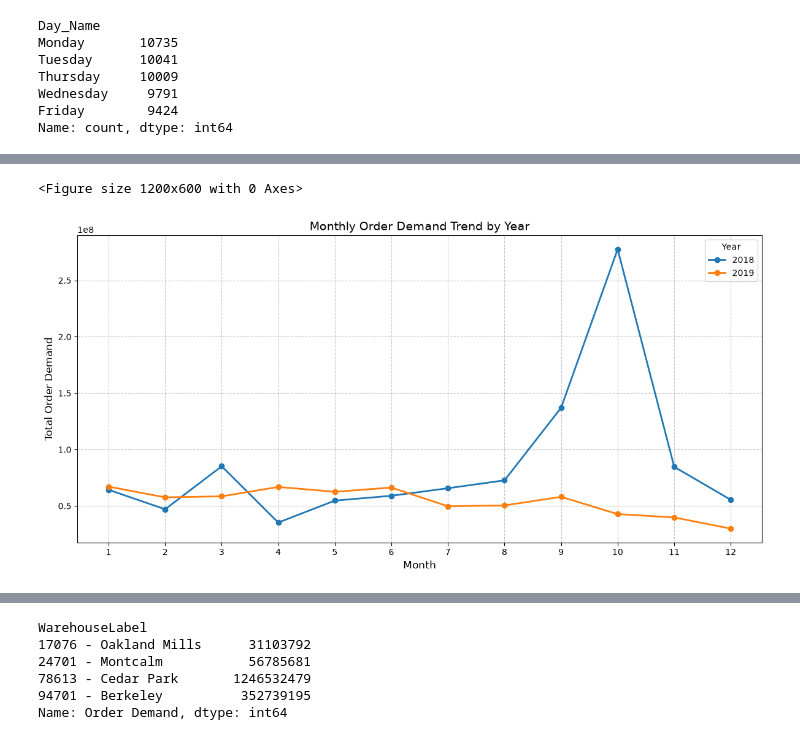
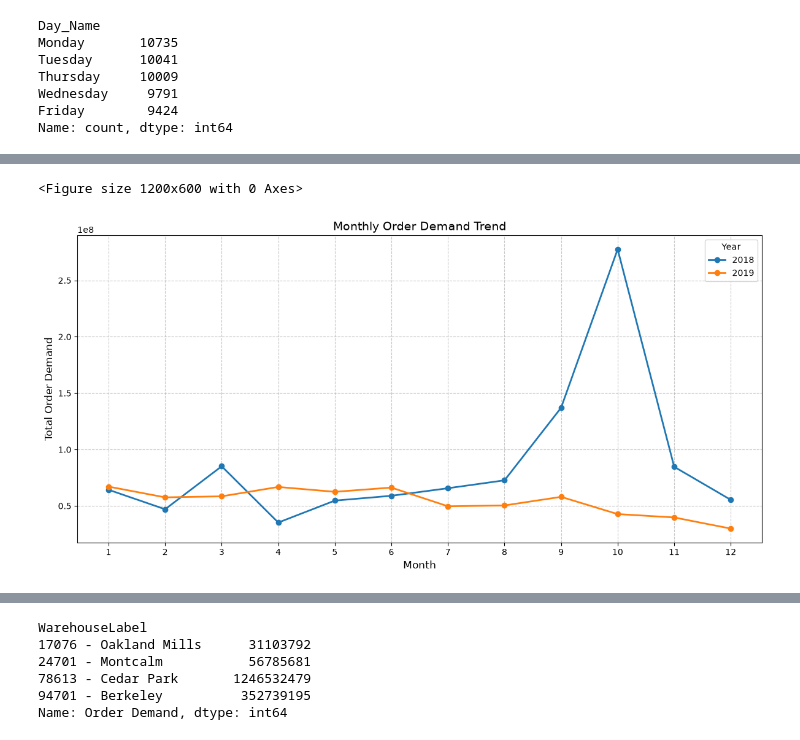
Before and after one commit to maipham-ctrl/Nova_Retail, a Jupyter notebook: main.ipynb, the cells around one changed output, grey strips where cells are left out. Drawn from its saved outputs; the diff is of its cells as text; code cells hidden in the pictures.

```diff
--- a/main.ipynb
+++ b/main.ipynb
@@ -211,19 +211,19 @@ print(monthly_trend)
 # %%
 pivot_trend = monthly_trend.pivot(index='Month', columns='Year', values='Order Demand')
 
 plt.figure(figsize=(12, 6))
 pivot_trend.plot(kind='line', marker='o', linewidth=2, figsize=(12, 6))
 
-plt.title('Monthly Order Demand Trend by Year', fontsize=14)
+plt.title('Monthly Order Demand Trend', fontsize=14)
 plt.xlabel('Month', fontsize=12)
 plt.ylabel('Total Order Demand', fontsize=12)
 
 plt.xticks(range(1, 13))
 plt.grid(True, linestyle='--', alpha=0.7)
 
 plt.tight_layout()
 plt.show()
 # %% [output]
 <Figure size 1200x600 with 0 Axes>
-[figure, old version]
+[figure, new version]
 # %%
```
Also changed, not shown: parts of 4 cells of this notebook.
